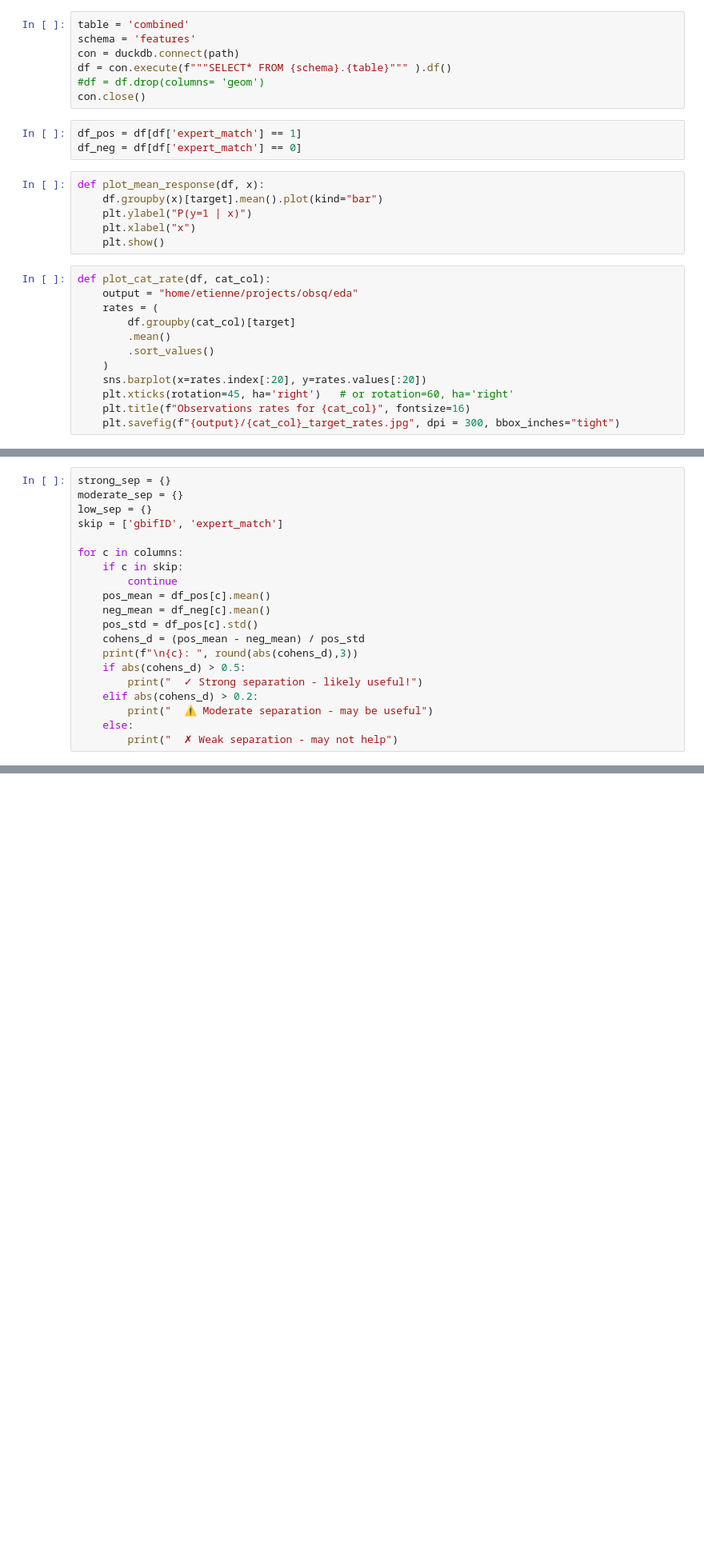
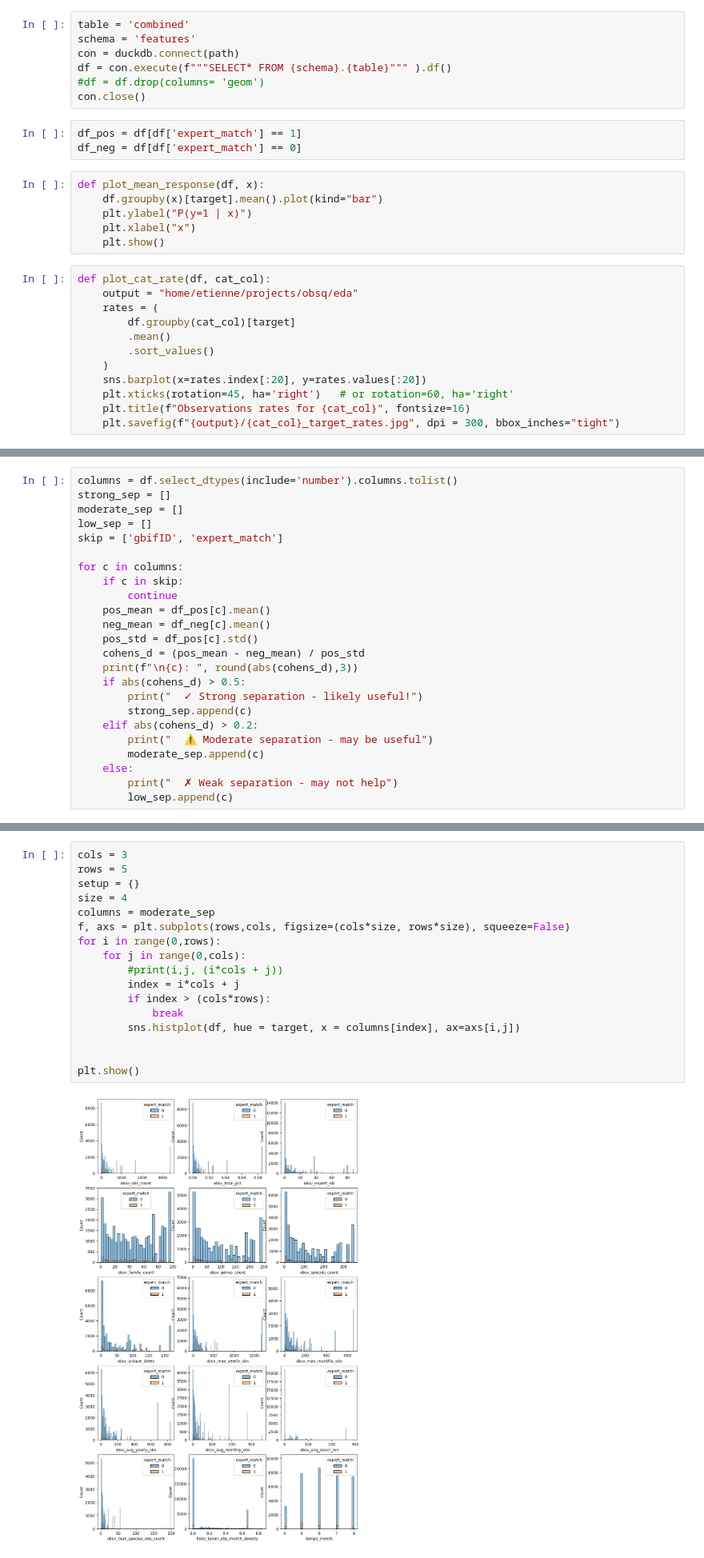
Before and after one commit to etiennegodin/CScorer, a Jupyter notebook: notebooks/eda/features.ipynb, the cells around one changed output, grey strips where cells are left out. Shown at 80% size. Cells and saved outputs as stored; diff of their text form; blank space fills up the shorter version.

```diff
--- a/notebooks/eda/features.ipynb
+++ b/notebooks/eda/features.ipynb
@@ -118,7 +96,8 @@ plt.show()
 # %%
-strong_sep = {}
-moderate_sep = {}
-low_sep = {}
+columns = df.select_dtypes(include='number').columns.tolist()
+strong_sep = []
+moderate_sep = []
+low_sep = []
 skip = ['gbifID', 'expert_match']
 
 for c in columns:
@@ -131,8 +110,11 @@ for c in columns:
     print(f"\n{c}: ", round(abs(cohens_d),3))
     if abs(cohens_d) > 0.5:
         print("  ✓ Strong separation - likely useful!")
+        strong_sep.append(c)
     elif abs(cohens_d) > 0.2:
         print("  ⚠ Moderate separation - may be useful")
+        moderate_sep.append(c)
     else:
         print("  ✗ Weak separation - may not help")
+        low_sep.append(c)
 # %% [output]
@@ -155,0 +162,19 @@ meta_occurrenceRemarks:  0.054
+# %%
+cols = 3
+rows = 5
+setup = {}
+size = 4
+columns = moderate_sep
+f, axs = plt.subplots(rows,cols, figsize=(cols*size, rows*size), squeeze=False)
+for i in range(0,rows):
+    for j in range(0,cols):
+        #print(i,j, (i*cols + j))
+        index = i*cols + j
+        if index > (cols*rows):
+            break
+        sns.histplot(df, hue = target, x = columns[index], ax=axs[i,j])
+
+
+plt.show()
+# %% [output]
+[figure, new version]
```
Also changed, not shown: parts of 7 cells of this notebook, 4 other files.
